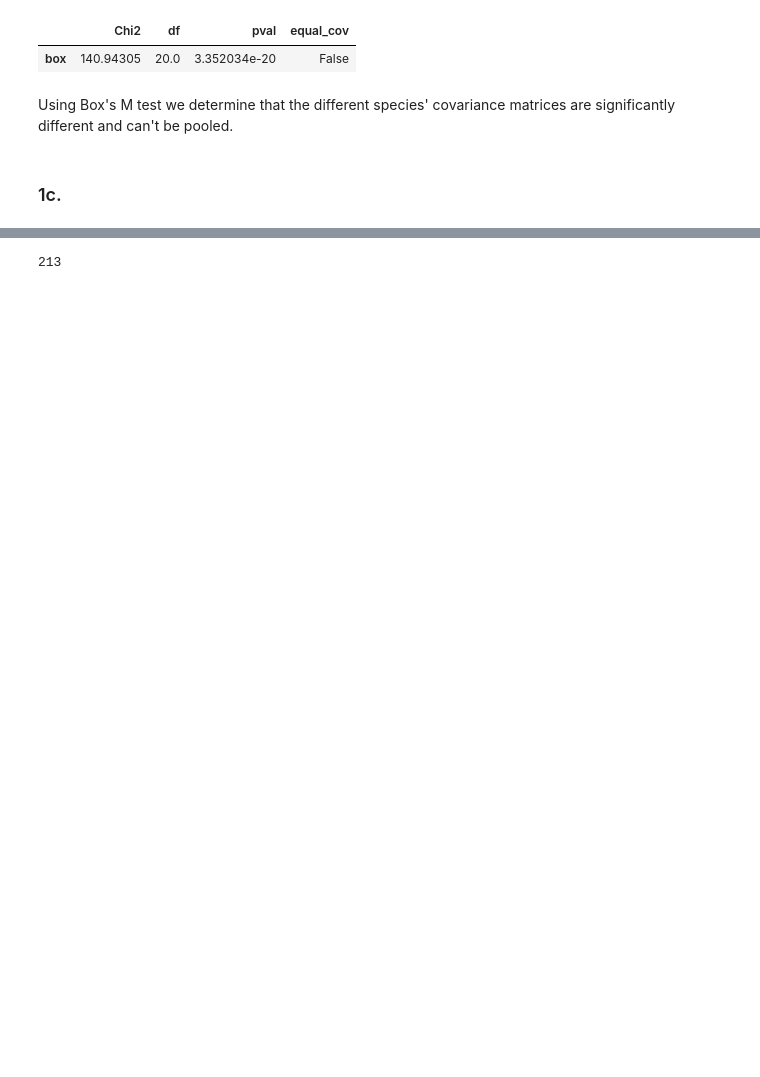
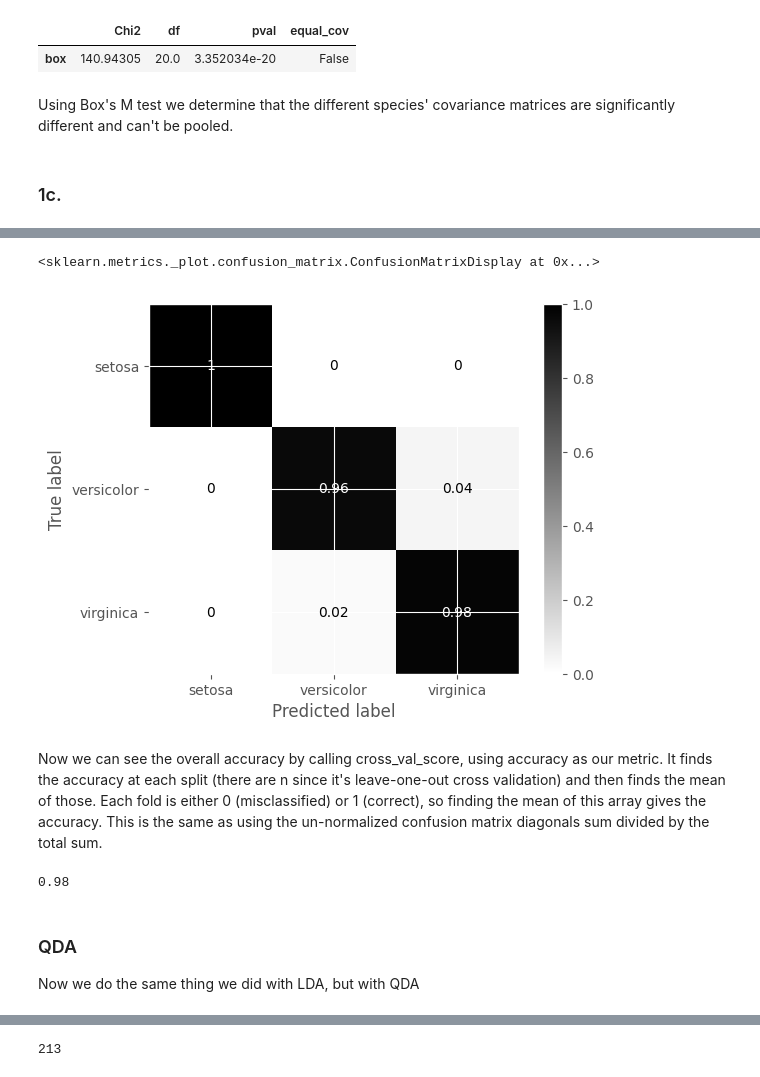
Before and after one commit to sethbeckett/lda-qda, a Jupyter notebook: hw2.ipynb, the cells around one changed output, grey strips where cells are left out. Saved outputs shown, nothing was run; the diff lists cells and outputs as text; code cells hidden in the pictures; blank space fills up the shorter version.

```diff
--- a/hw2.ipynb
+++ b/hw2.ipynb
@@ -148,0 +164,14 @@ qda = QuadraticDiscriminantAnalysis()
+# %%
+ConfusionMatrixDisplay.from_predictions(y_iris, y_pred_lda, cmap="binary", normalize='true')
+# %% [output]
+<sklearn.metrics._plot.confusion_matrix.ConfusionMatrixDisplay at 0x...>
+[figure, added]
+# %% [markdown]
+Now we can see the overall accuracy by calling cross_val_score, using accuracy as our metric. It finds the accuracy at each split (there are n since it's leave-one-out cross validation) and then finds the mean of those. Each fold is either 0 (misclassified) or 1 (correct), so finding the mean of this array gives the accuracy. This is the same as using the un-normalized confusion matrix diagonals sum divided by the total sum.
+# %%
+cross_val_score(lda, X_iris, y_iris, scoring='accuracy', cv=cv).mean()
+# %% [output]
+0.98
+# %% [markdown]
+### QDA
+Now we do the same thing we did with LDA, but with QDA
```
Also changed, not shown: parts of 49 cells of this notebook.
